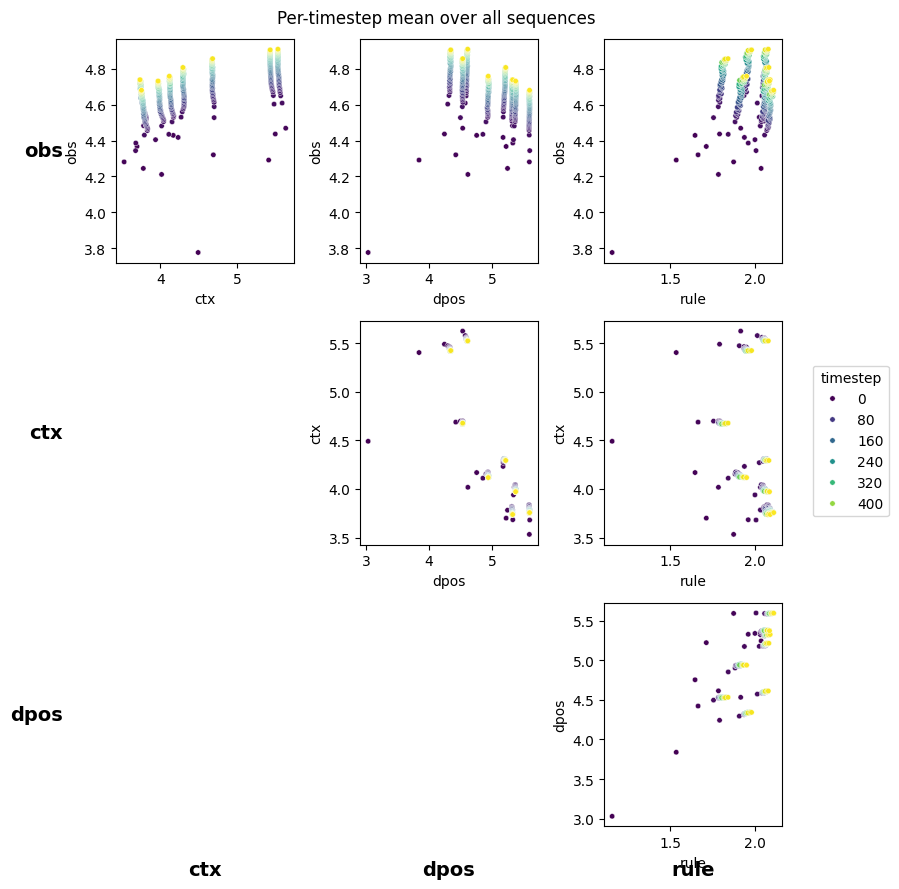
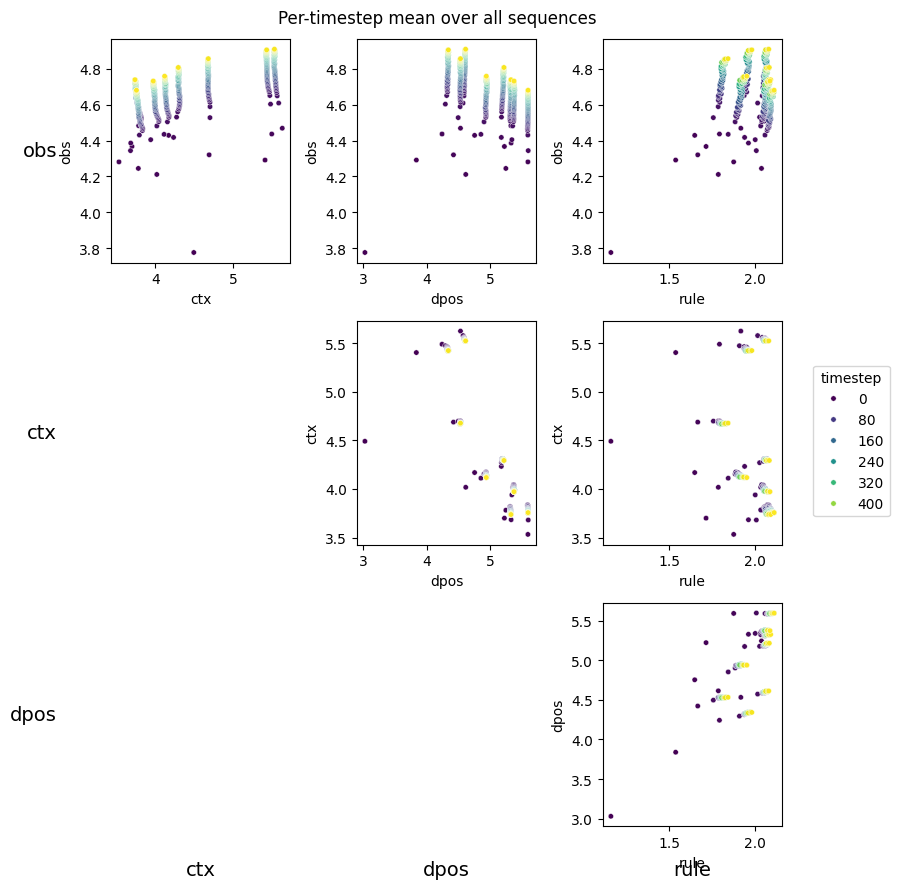
Code edit (unified diff) that turned the first committed figure into the second:
--- before
+++ after
@@ -31,7 +31,7 @@
 # Add row and column labels
 for ri, i in enumerate(row_idxs):
-    axs[ri, 0].text(-0.3, 0.5, modules[i], transform=axs[ri, 0].transAxes, fontsize=14, fontweight='bold', ha='right', va='center')
+    axs[ri, 0].text(-0.3, 0.5, modules[i], transform=axs[ri, 0].transAxes, fontsize=14, ha='right', va='center')
 for ci, j in enumerate(col_idxs):
-    axs[2, ci].text(0.5, -0.15, modules[j], transform=axs[2, ci].transAxes, fontsize=14, fontweight='bold', ha='center', va='top')
+    axs[2, ci].text(0.5, -0.15, modules[j], transform=axs[2, ci].transAxes, fontsize=14, ha='center', va='top')
 
 # Single legend to the right of the rightmost column. Reserve the strip FIRST (tight_layout(rect=...)),

Commit: Adjust dpos response window: put pressure on answering correctly ad dev pos and dev pos + 1